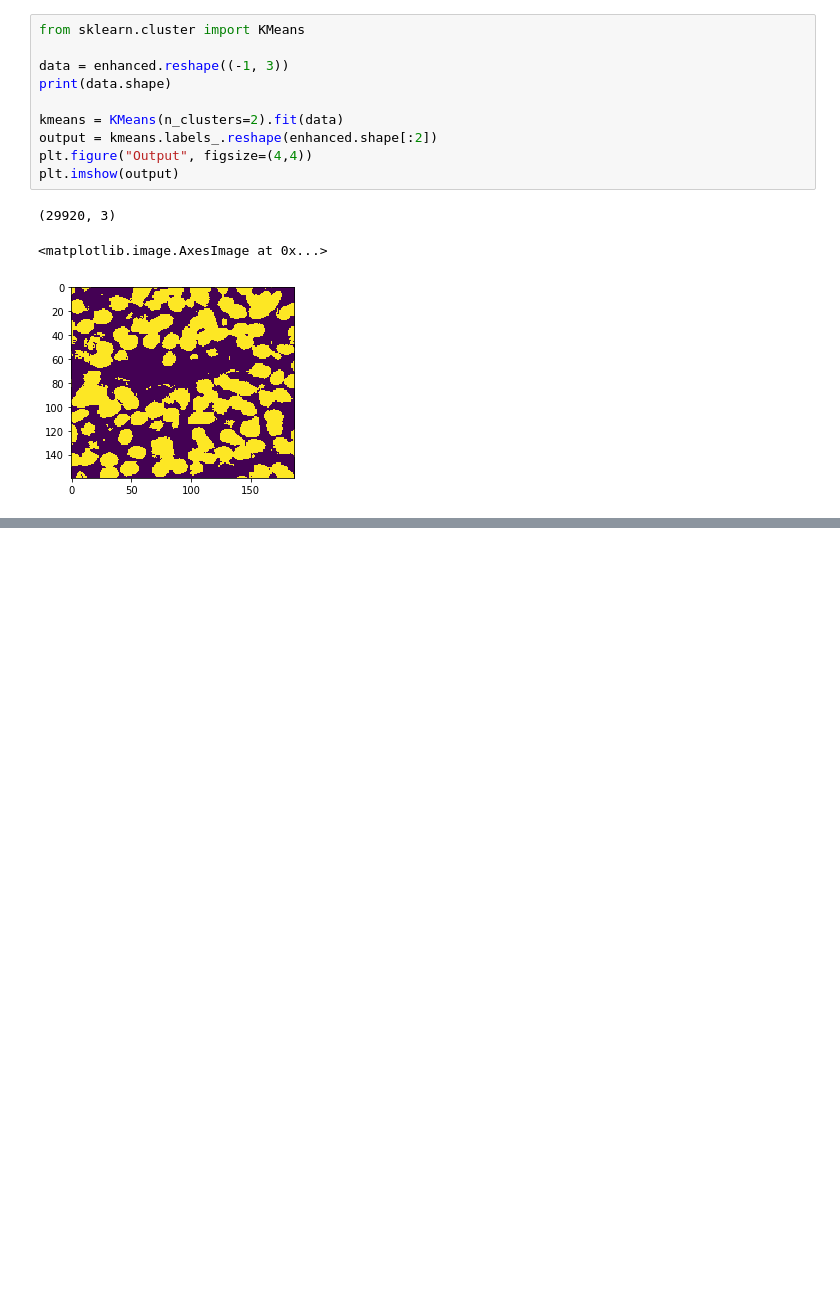
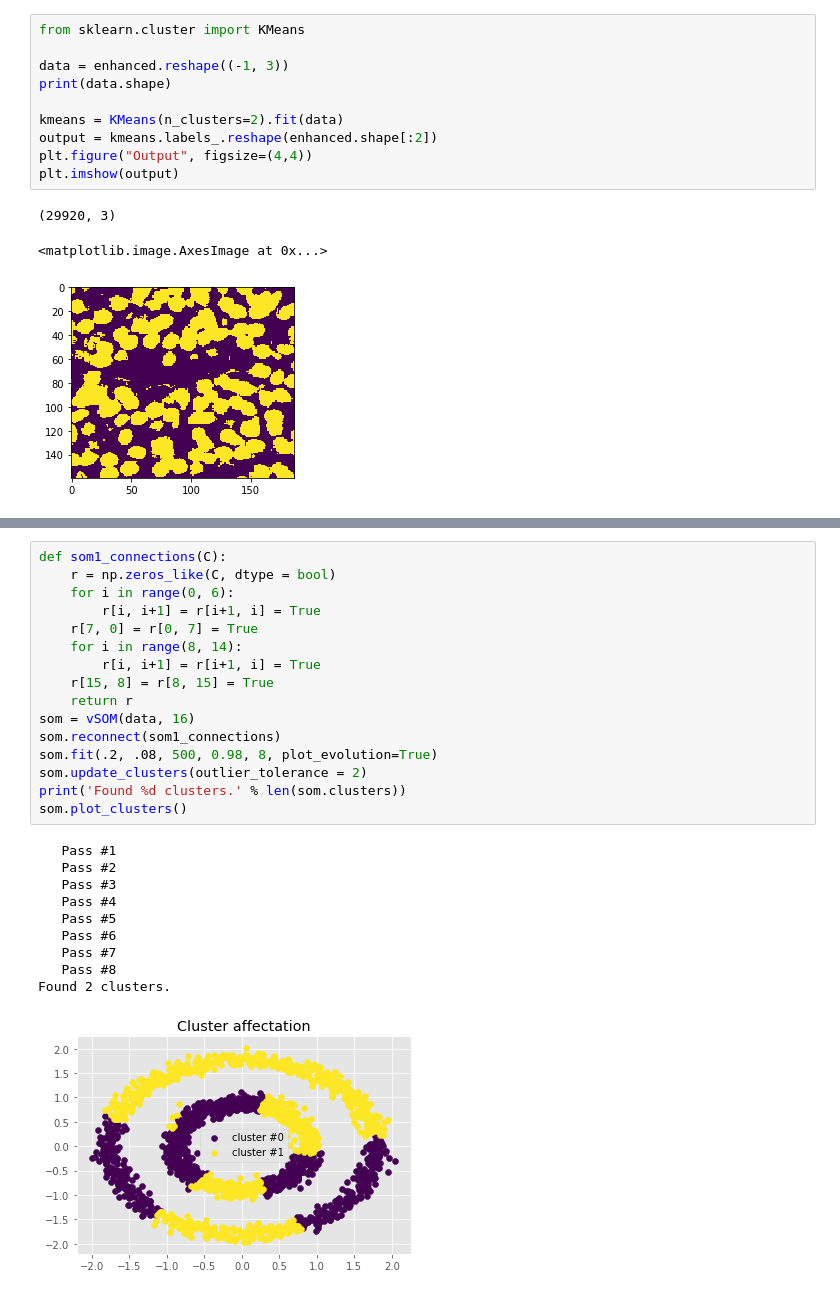
Before and after one commit to aleozlx/ci-som, a Jupyter notebook: clustering.ipynb, the cells around one changed output, grey strips where cells are left out. Drawn from its saved outputs; the diff is of its cells as text; blank space fills up the shorter version.

```diff
--- a/clustering.ipynb
+++ b/clustering.ipynb
@@ -80,0 +90,27 @@ Found 2 clusters.
+# %%
+def som1_connections(C):
+    r = np.zeros_like(C, dtype = bool)
+    for i in range(0, 6):
+        r[i, i+1] = r[i+1, i] = True
+    r[7, 0] = r[0, 7] = True
+    for i in range(8, 14):
+        r[i, i+1] = r[i+1, i] = True
+    r[15, 8] = r[8, 15] = True
+    return r
+som = vSOM(data, 16)
+som.reconnect(som1_connections)
+som.fit(.2, .08, 500, 0.98, 8, plot_evolution=True)
+som.update_clusters(outlier_tolerance = 2)
+print('Found %d clusters.' % len(som.clusters))
+som.plot_clusters()
+# %% [output]
+   Pass #1
+   Pass #2
+   Pass #3
+   Pass #4
+   Pass #5
+   Pass #6
+   Pass #7
+   Pass #8
+Found 2 clusters.
+[figure, added]
```
Also changed, not shown: parts of 4 cells of this notebook.
